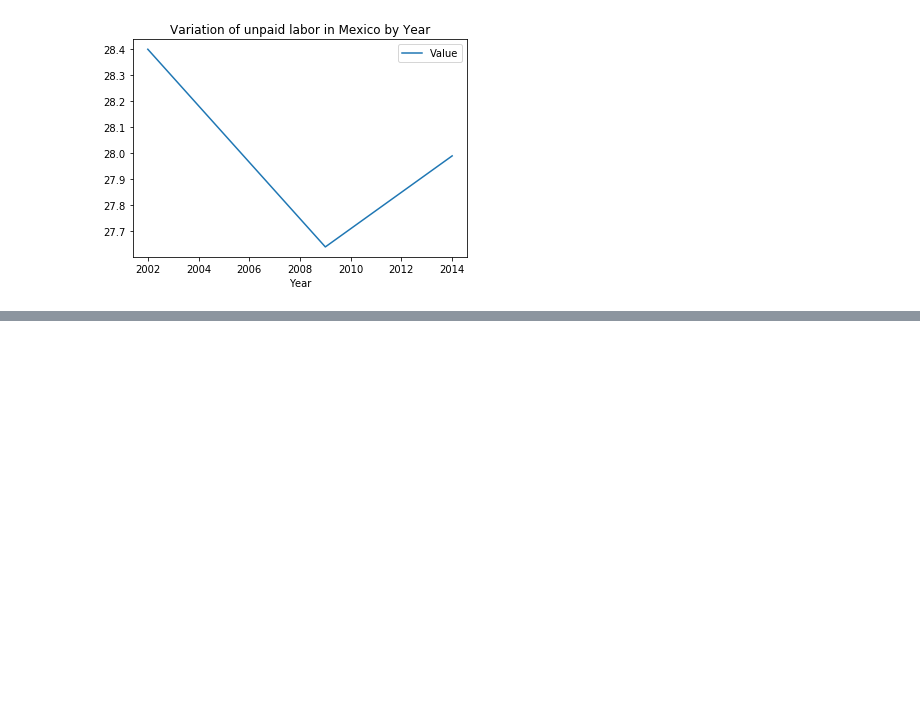
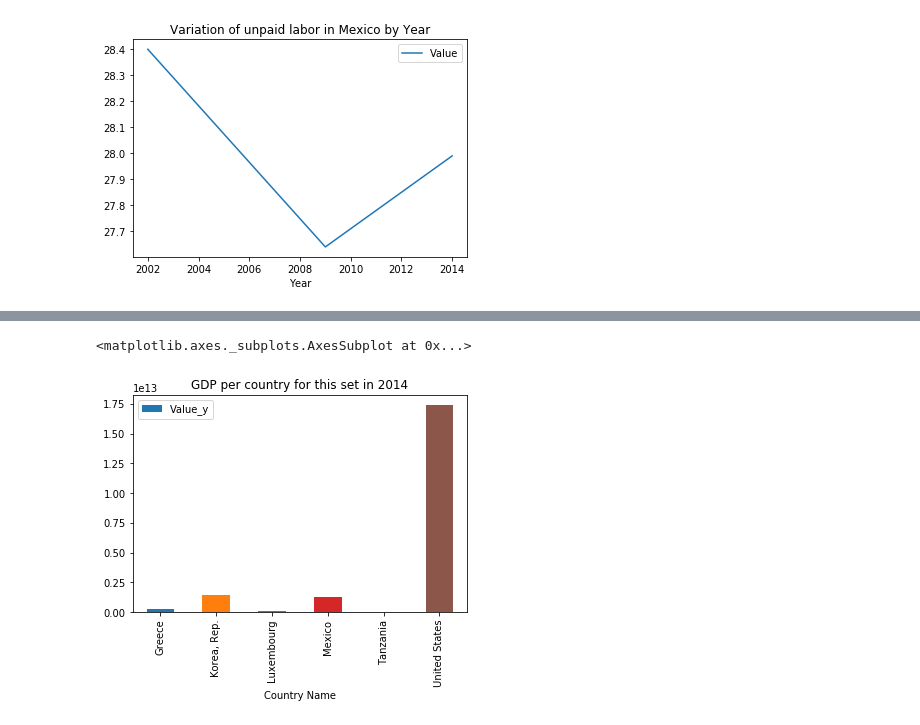
Before and after one commit to anusreeb/unpaid-labor-women, a Jupyter notebook: Unpaid_labor_investigation.ipynb, the cells around one changed output, grey strips where cells are left out. Cells and saved outputs as stored; diff of their text form; code cells hidden in the pictures; blank space fills up the shorter version.

```diff
--- a/Unpaid_labor_investigation.ipynb
+++ b/Unpaid_labor_investigation.ipynb
@@ -64,0 +118,5 @@ df_na[df_na['Country Code']=='MEX'].plot(x='Year',y='Value',title='Variation of
+# %%
+pd_join_1.plot(x='Country Name',y='Value_y',kind='bar',title='GDP per country for this set in 2014')
+# %% [output]
+<matplotlib.axes._subplots.AxesSubplot at 0x...>
+[figure, added]
```
Also changed, not shown: parts of 8 cells of this notebook.
